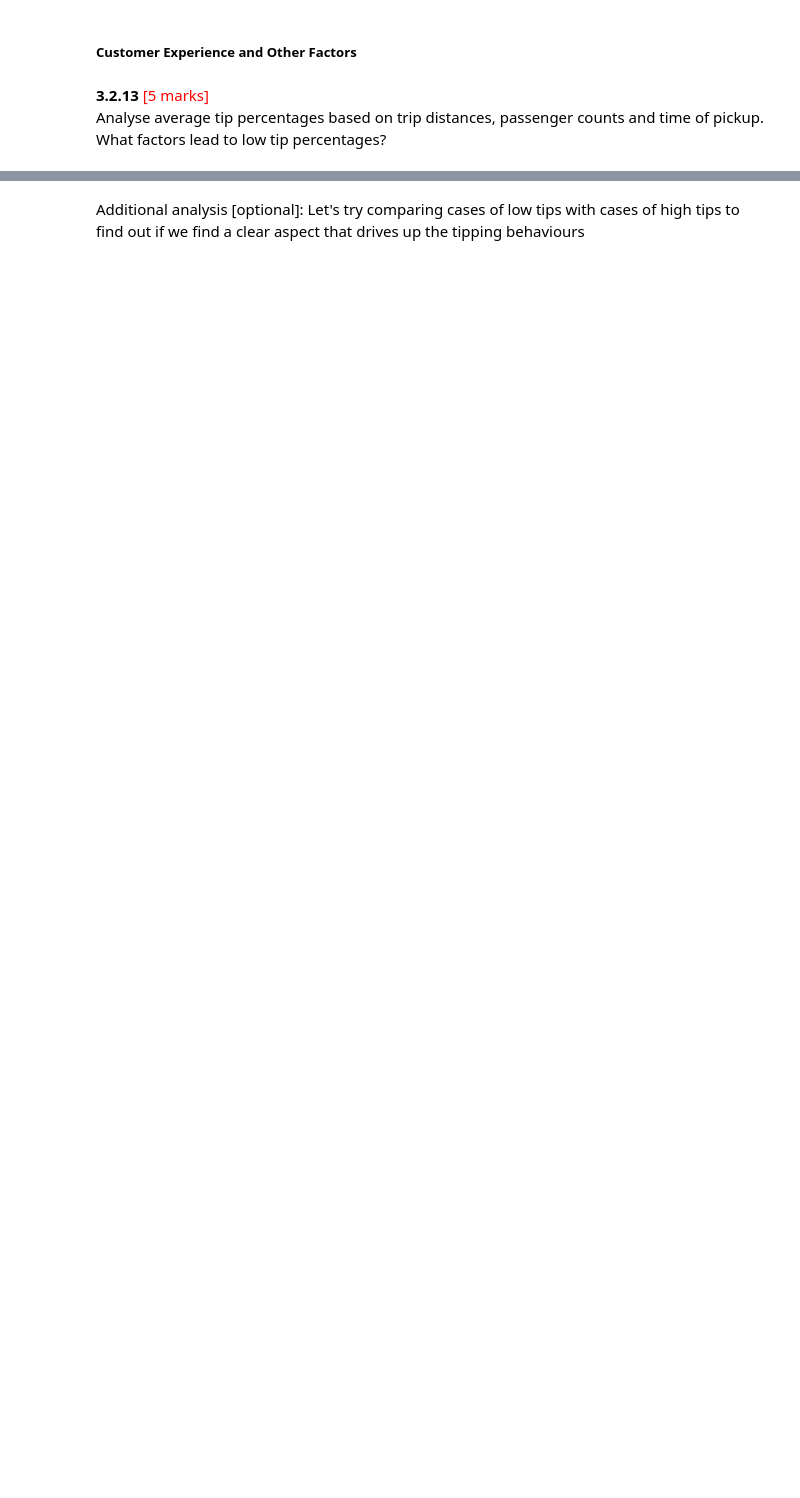
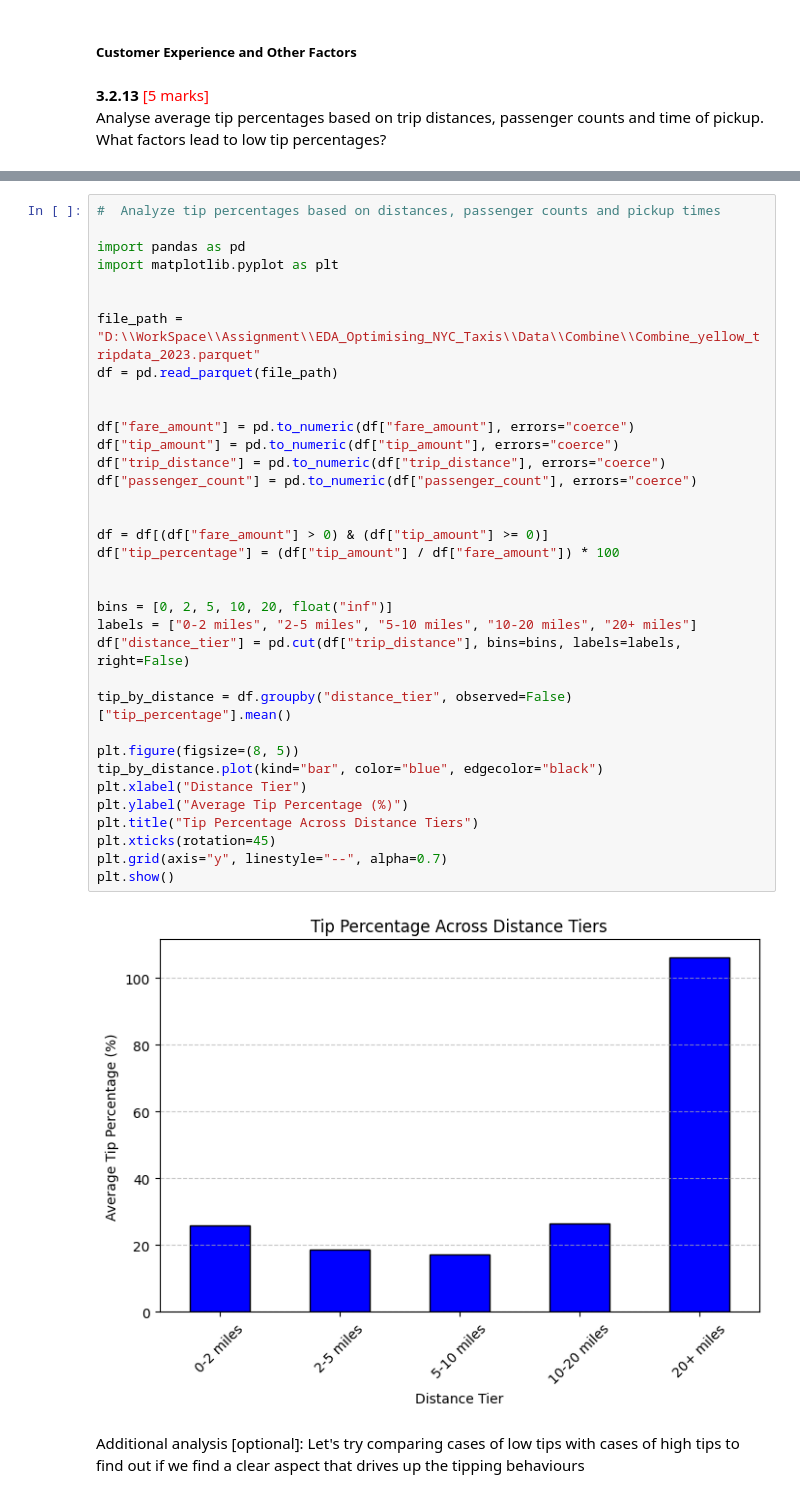
Before and after one commit to ashwanikryadav/upgrad2025, a Jupyter notebook: EDA_Optimising_NYC_Taxis/EDA_Assg_NYC_Taxi_Starter.ipynb, the cells around one changed output, grey strips where cells are left out. Cells and saved outputs as stored; diff of their text form; blank space fills up the shorter version.

```diff
--- a/EDA_Optimising_NYC_Taxis/EDA_Assg_NYC_Taxi_Starter.ipynb
+++ b/EDA_Optimising_NYC_Taxis/EDA_Assg_NYC_Taxi_Starter.ipynb
@@ -1362,2 +1616,39 @@ Analyse average tip percentages based on trip distances, passenger counts and ti
+# %%
+#  Analyze tip percentages based on distances, passenger counts and pickup times
+
+import pandas as pd
+import matplotlib.pyplot as plt
+
+
+file_path = "D:\\WorkSpace\\Assignment\\EDA_Optimising_NYC_Taxis\\Data\\Combine\\Combine_yellow_tripdata_2023.parquet"
+df = pd.read_parquet(file_path)
+
+
+df["fare_amount"] = pd.to_numeric(df["fare_amount"], errors="coerce")
+df["tip_amount"] = pd.to_numeric(df["tip_amount"], errors="coerce")
+df["trip_distance"] = pd.to_numeric(df["trip_distance"], errors="coerce")
+df["passenger_count"] = pd.to_numeric(df["passenger_count"], errors="coerce")
+
+
+df = df[(df["fare_amount"] > 0) & (df["tip_amount"] >= 0)]
+df["tip_percentage"] = (df["tip_amount"] / df["fare_amount"]) * 100
+
+
+bins = [0, 2, 5, 10, 20, float("inf")]
+labels = ["0-2 miles", "2-5 miles", "5-10 miles", "10-20 miles", "20+ miles"]
+df["distance_tier"] = pd.cut(df["trip_distance"], bins=bins, labels=labels, right=False)
+
+tip_by_distance = df.groupby("distance_tier", observed=False)["tip_percentage"].mean()
+
+plt.figure(figsize=(8, 5))
+tip_by_distance.plot(kind="bar", color="blue", edgecolor="black")
+plt.xlabel("Distance Tier")
+plt.ylabel("Average Tip Percentage (%)")
+plt.title("Tip Percentage Across Distance Tiers")
+plt.xticks(rotation=45)
+plt.grid(axis="y", linestyle="--", alpha=0.7)
+plt.show()
+# %% [output]
+[figure, added]
 # %% [markdown]
 Additional analysis [optional]: Let's try comparing cases of low tips with cases of high tips to find out if we find a clear aspect that drives up the tipping behaviours
```
Also changed, not shown: parts of 26 cells of this notebook.
